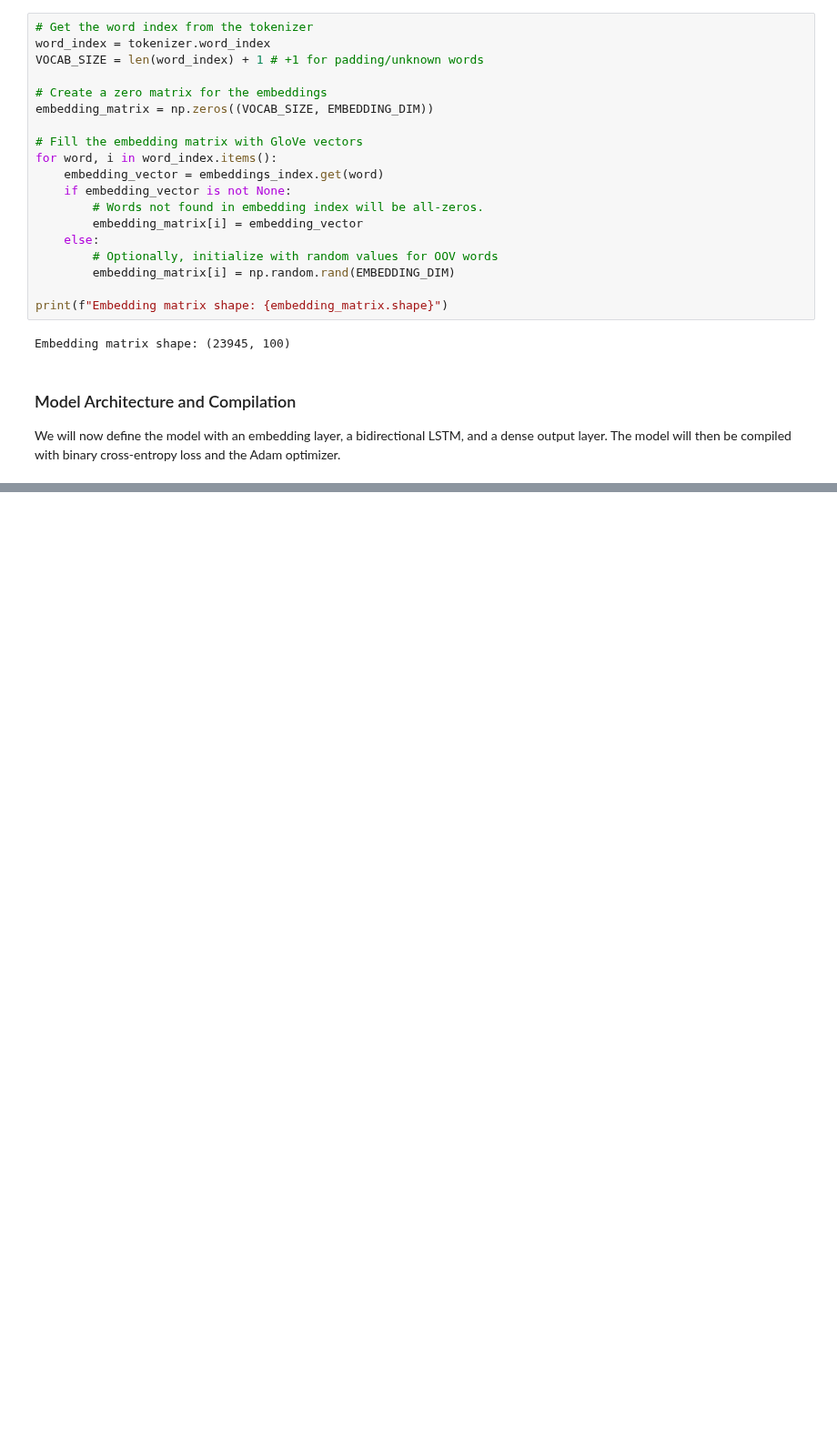
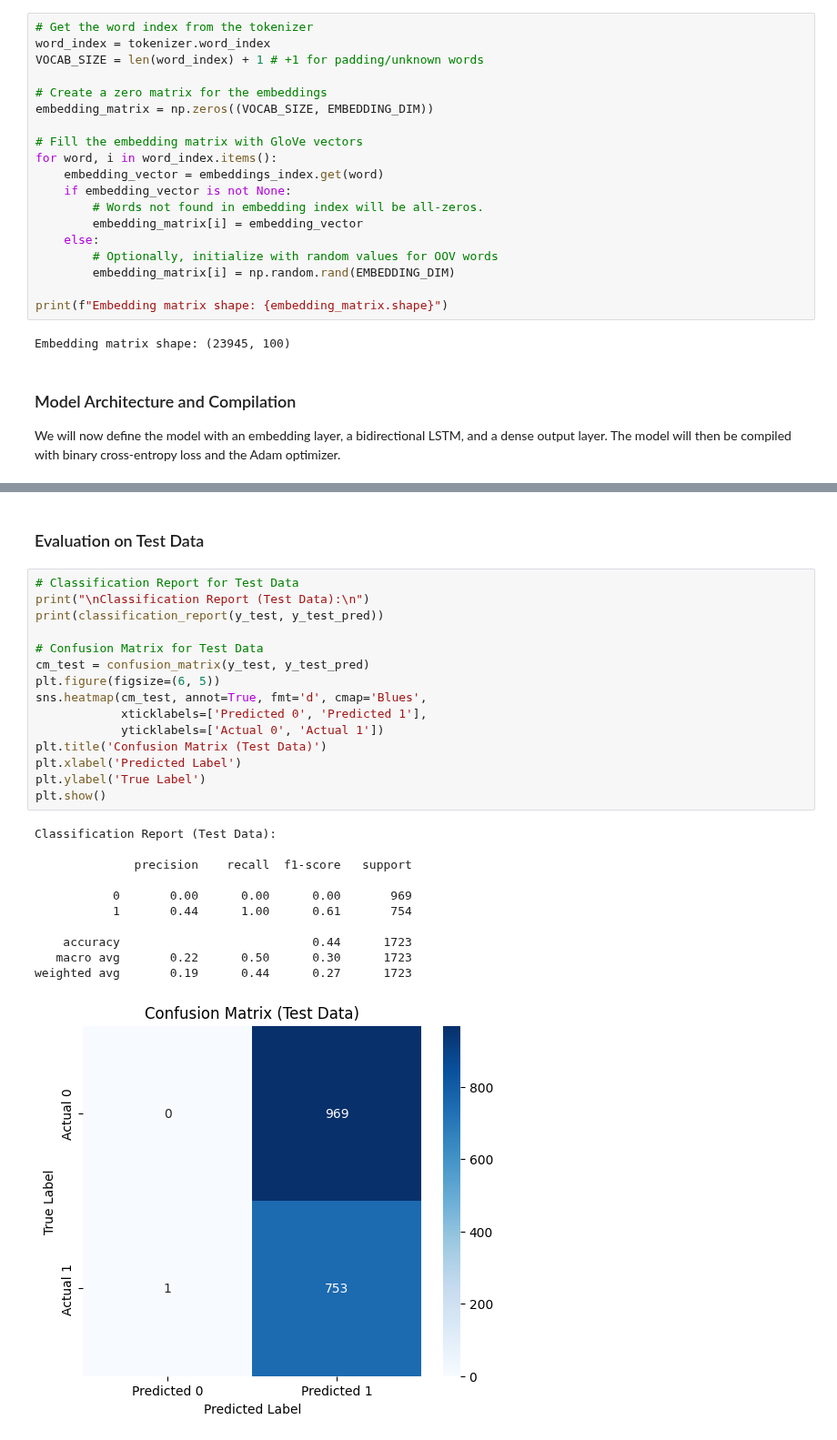
Before and after one commit to abilashkannanv/AIML, a Jupyter notebook: TrustCart_Phase2_Fake_Review_Detection1.ipynb, the cells around one changed output, grey strips where cells are left out. Shown at 91% size. Cells and saved outputs as stored; diff of their text form; blank space fills up the shorter version.

```diff
--- a/TrustCart_Phase2_Fake_Review_Detection1.ipynb
+++ b/TrustCart_Phase2_Fake_Review_Detection1.ipynb
@@ -406,0 +475,29 @@ Epoch 2/5
+# %% [markdown]
+### Evaluation on Test Data
+# %%
+# Classification Report for Test Data
+print("\nClassification Report (Test Data):\n")
+print(classification_report(y_test, y_test_pred))
+
+# Confusion Matrix for Test Data
+cm_test = confusion_matrix(y_test, y_test_pred)
+plt.figure(figsize=(6, 5))
+sns.heatmap(cm_test, annot=True, fmt='d', cmap='Blues',
+            xticklabels=['Predicted 0', 'Predicted 1'],
+            yticklabels=['Actual 0', 'Actual 1'])
+plt.title('Confusion Matrix (Test Data)')
+plt.xlabel('Predicted Label')
+plt.ylabel('True Label')
+plt.show()
+# %% [output]
+Classification Report (Test Data):
+
+              precision    recall  f1-score   support
+
+           0       0.00      0.00      0.00       969
+           1       0.44      1.00      0.61       754
+
+    accuracy                           0.44      1723
+   macro avg       0.22      0.50      0.30      1723
+weighted avg       0.19      0.44      0.27      1723
+[figure, added]
```
Also changed, not shown: parts of 36 cells of this notebook.
